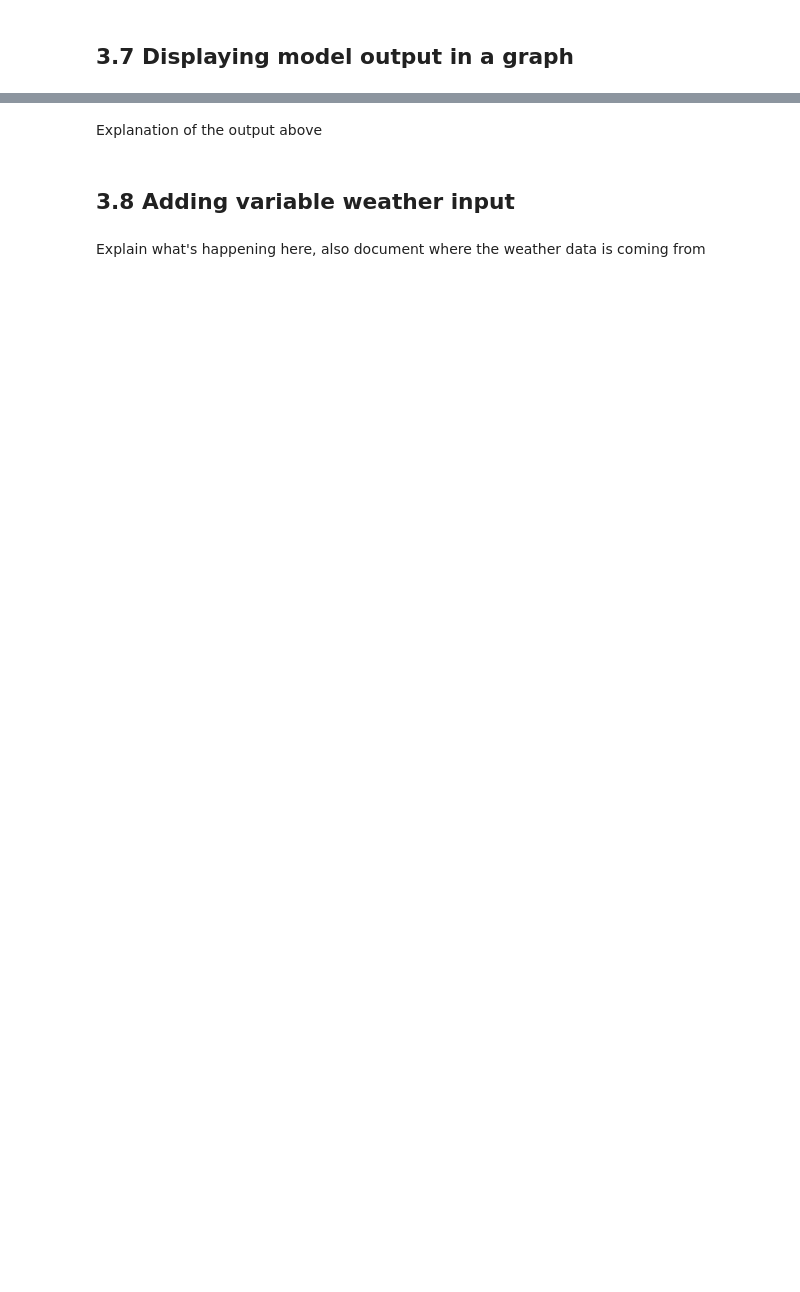
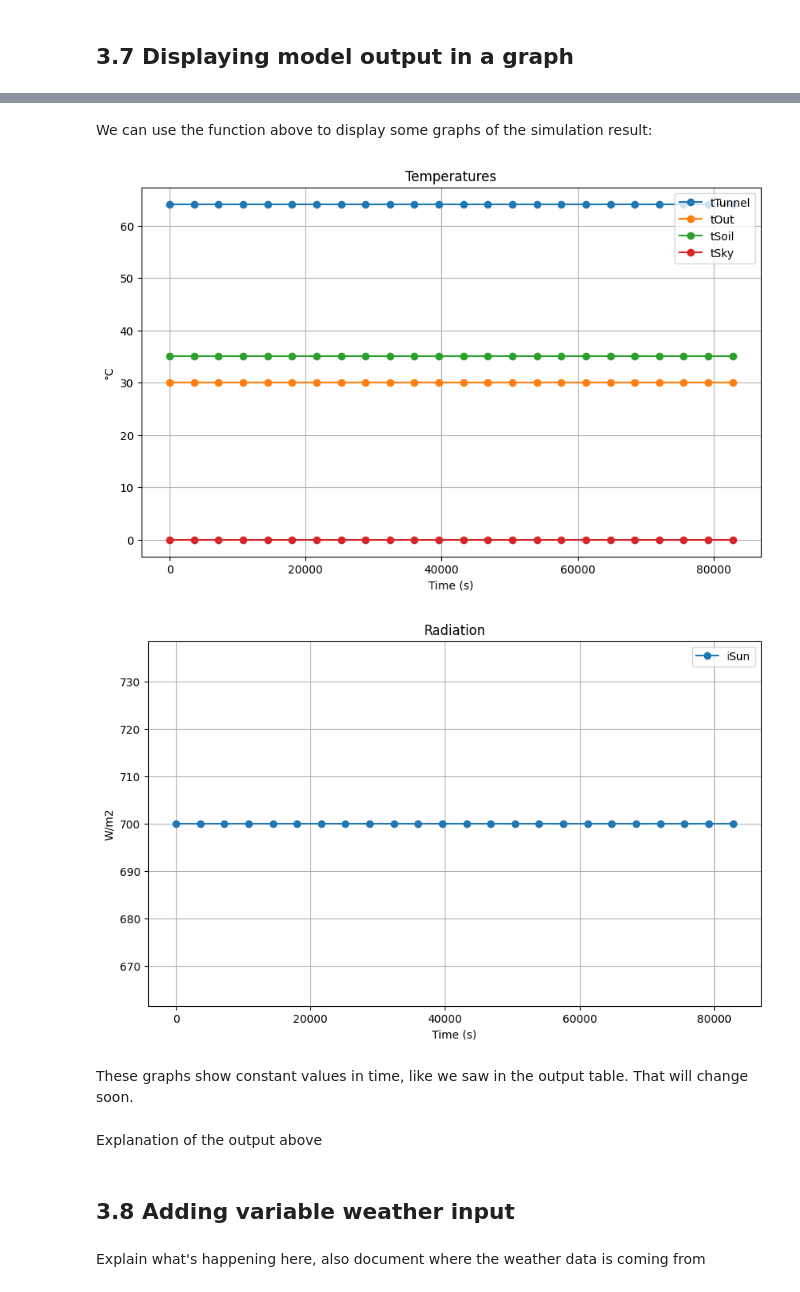
Before and after one commit to davkat1/intro_gh_modelling_draft, a Jupyter notebook: notebooks/03_tunnel_model_in_greenlight.ipynb, the cells around one changed output, grey strips where cells are left out. Cells and saved outputs as stored; diff of their text form; code cells hidden in the pictures; blank space fills up the shorter version.

```diff
--- a/notebooks/03_tunnel_model_in_greenlight.ipynb
+++ b/notebooks/03_tunnel_model_in_greenlight.ipynb
@@ -278,6 +327,7 @@ Explanation of the code below
 # %%
+# Create a GreenLight instance called mdl,
+# set the input_prompt of mdl as the
+# tunnel model defined above
 mdl = greenlight.GreenLight(
-    base_path=os.getcwd(),
-    input_prompt=tunnel_def,
-    output_path=os.path.join("output", "output.csv")
+    input_prompt=tunnel_def
 )
@@ -436,3 +533,43 @@ model_table(mdl)
+# %%
+def display_graphs(full_sol, vars_to_plot, title, ylabel, line_style):
+    """
+    Display multiple graphs generated from a model solution full_sol
+
+    :param full_sol: A full_sol attribute of a GreenLight instance, after the model has been run
+    :chosen_vars: A list of variable names in full_sol to be displayed in the graph
+    :title: The title to show on top of the graph
+    :ylabel: The label to show on the y axis
+    :line_style: The style of the lines.
+                 Use '-' for full lines, '--' for dashed,
+                 '-o' for full with circles showing the values
+    """
+    # Create a new matplotlib figure
+    plt.figure(figsize=(10, 6))
+
+    # Plot each variable in the graph
+    for var in vars_to_plot:
+        plt.plot(full_sol["Time"], output_df[var], line_style, label=var)
+
+    # Add axis labels, title, legend, grid
+    plt.xlabel("Time (s)")
+    plt.ylabel(ylabel)
+    plt.title(title)
+    plt.legend()
+    plt.grid(True)
+    plt.show()
+# %% [markdown]
+We can use the function above to display some graphs of the simulation result:
+# %%
+# Graph the simulated temperatures
+display_graphs(mdl.full_sol, ["tTunnel", "tOut",  "tSoil", "tSky"],"Temperatures", "°C", '-o')
+
+# Graph the solar radiation
+display_graphs(mdl.full_sol, ["iSun"],"Radiation", "W/m2", '-o')
+# %% [output]
+[figure, added]
+[figure, added]
+# %% [markdown]
+These graphs show constant values in time, like we saw in the output table. That will change soon.
 # %% [markdown]
 Explanation of the output above
 # %% [markdown]
```
Also changed, not shown: parts of 36 cells of this notebook, 1 other file.
